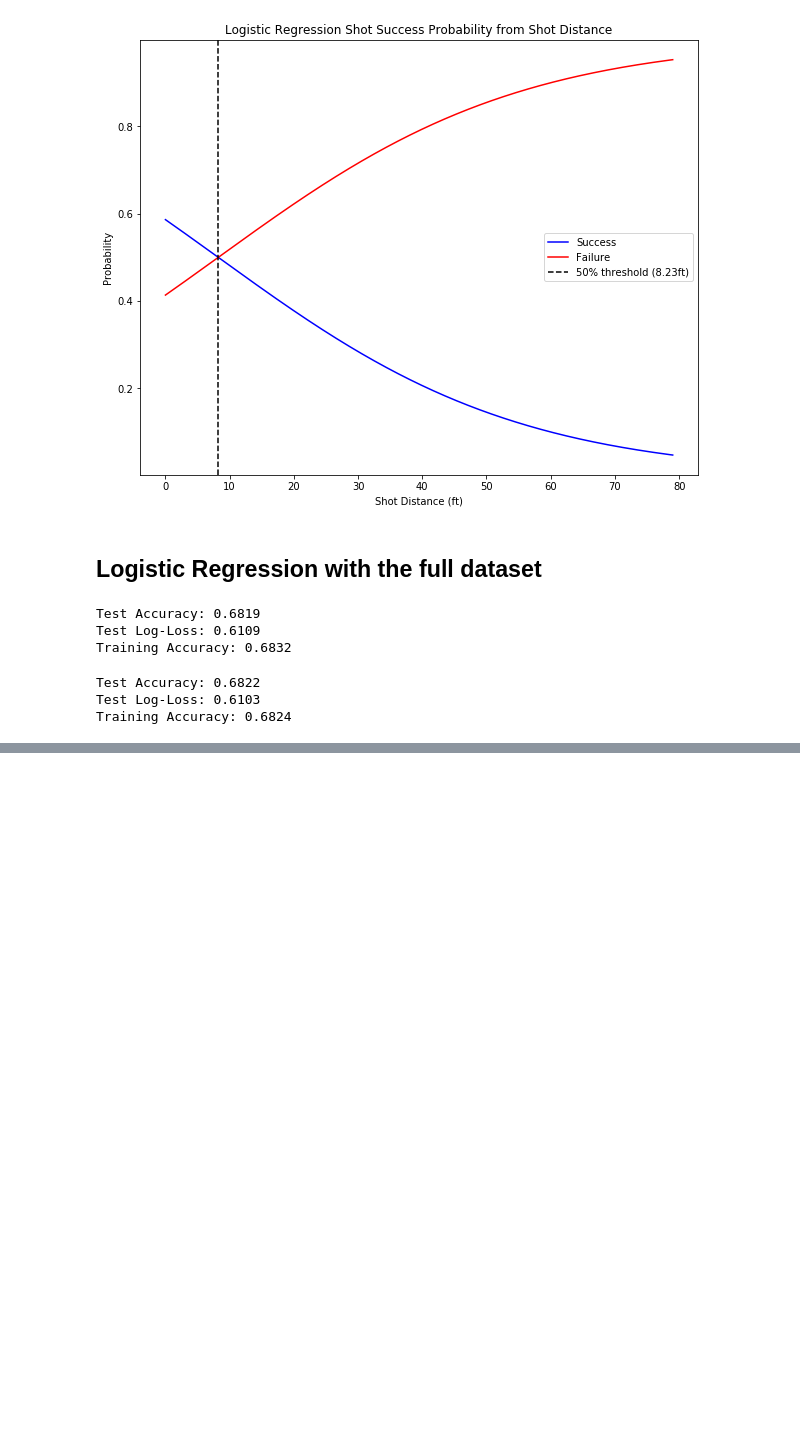
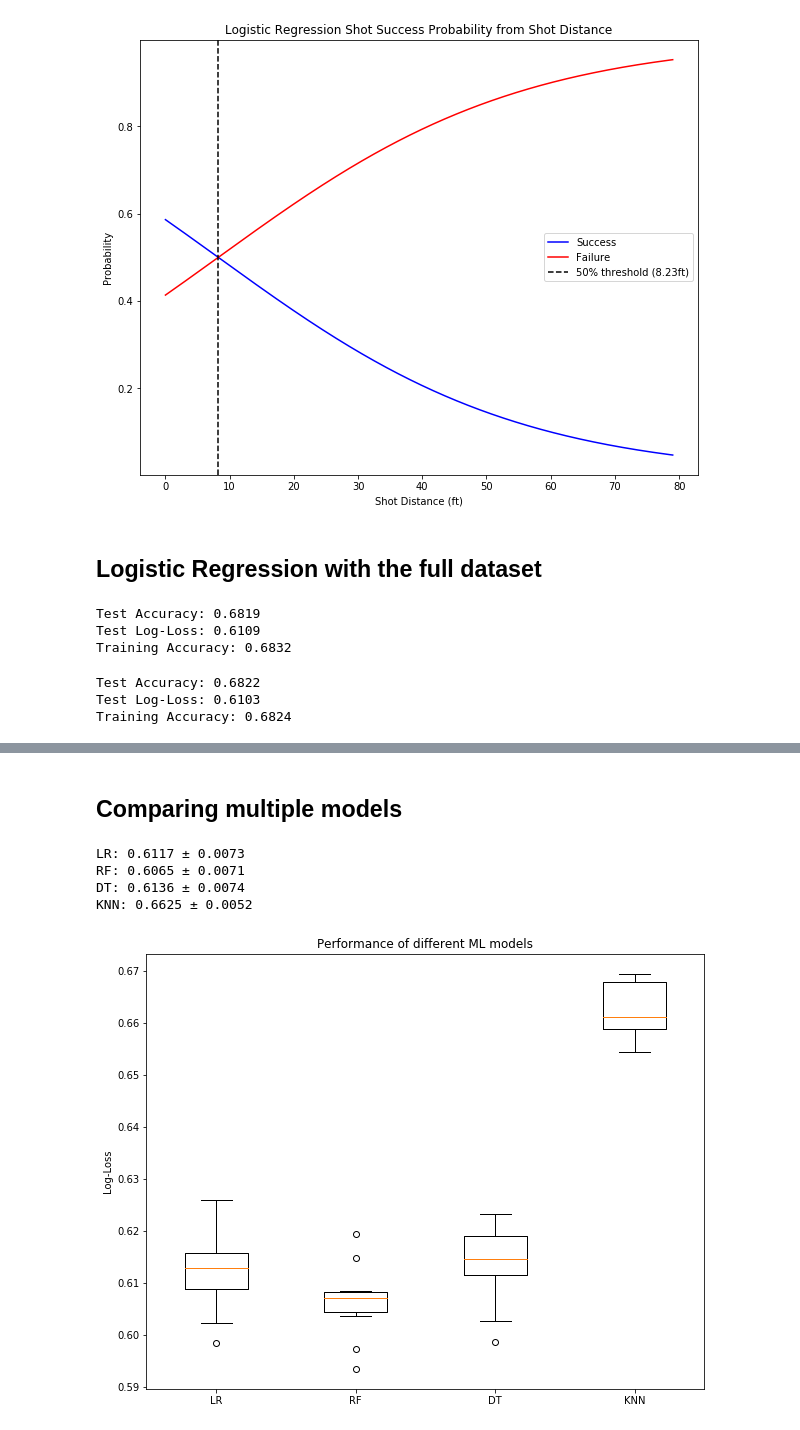
Before and after one commit to anishpdalal/mamba-mentality, a Jupyter notebook: Random Forest.ipynb, the cells around one changed output, grey strips where cells are left out. Drawn from its saved outputs; the diff is of its cells as text; code cells hidden in the pictures; blank space fills up the shorter version.

Commit message:
Added Error Bars to model performance

```diff
--- a/Random Forest.ipynb
+++ b/Random Forest.ipynb
@@ -190,0 +287,2 @@ Training Accuracy: 0.6824
+# %% [markdown]
+## Comparing multiple models
@@ -190,0 +320,30 @@ Training Accuracy: 0.6824
+# %%
+models = [('LR',LogisticRegression(C=0.5,penalty='l1')),
+          ('RF', RandomForestClassifier(n_estimators=200, criterion='entropy', min_samples_leaf=5)),
+          ('DT', DecisionTreeClassifier(max_leaf_nodes=10, criterion='entropy')),
+          ('KNN', KNeighborsClassifier(n_neighbors=100, p=1))]
+# %%
+seed = 7 # set seed so that all models are tested on the same CV folds
+scoring = 'neg_log_loss'
+results = []
+names = []
+for name, model in models:
+    kfold = KFold(n_splits=10, random_state=seed)
+    cv_results = -cross_val_score(model, X_train, y_train, cv=kfold, scoring=scoring)
+    results.append(cv_results)
+    names.append(name)
+    print(f'{name}: {cv_results.mean():.4f} ± {cv_results.std():.4f}')
+# %% [output]
+LR: 0.6117 ± 0.0073
+RF: 0.6065 ± 0.0071
+DT: 0.6136 ± 0.0074
+KNN: 0.6625 ± 0.0052
+# %%
+fig, ax = plt.subplots(figsize=(10,8))
+ax.boxplot(results)
+ax.set_xticklabels(names)
+ax.set_ylabel('Log-Loss')
+plt.title('Performance of different ML models')
+plt.show()
+# %% [output]
+[figure, added]
```
Also changed, not shown: parts of 17 cells of this notebook, 1 other file.
